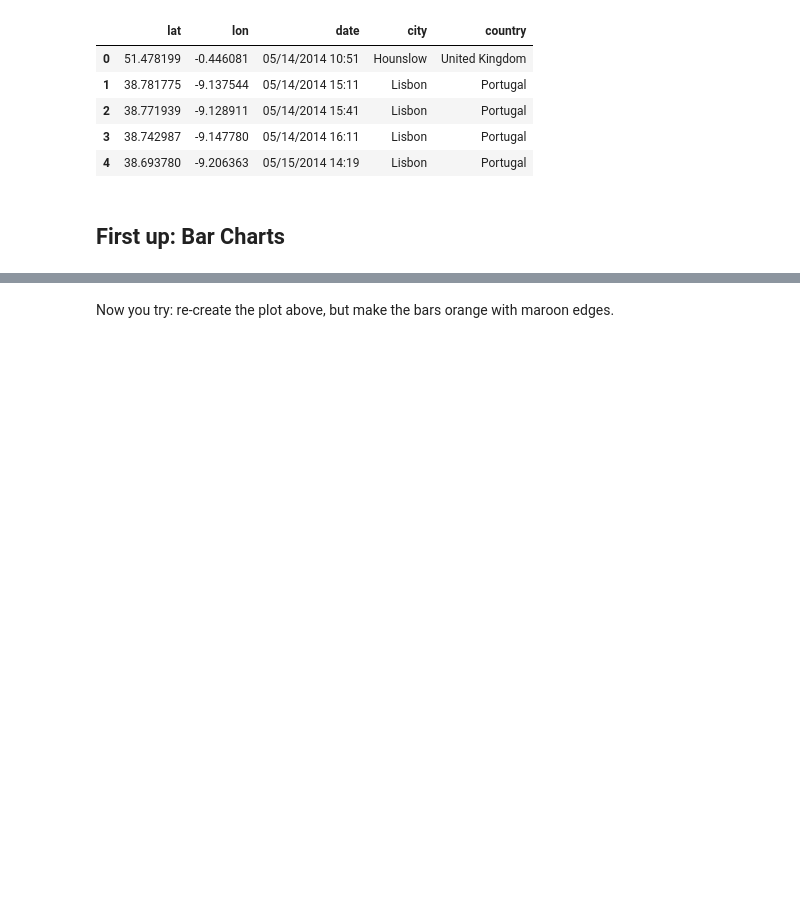
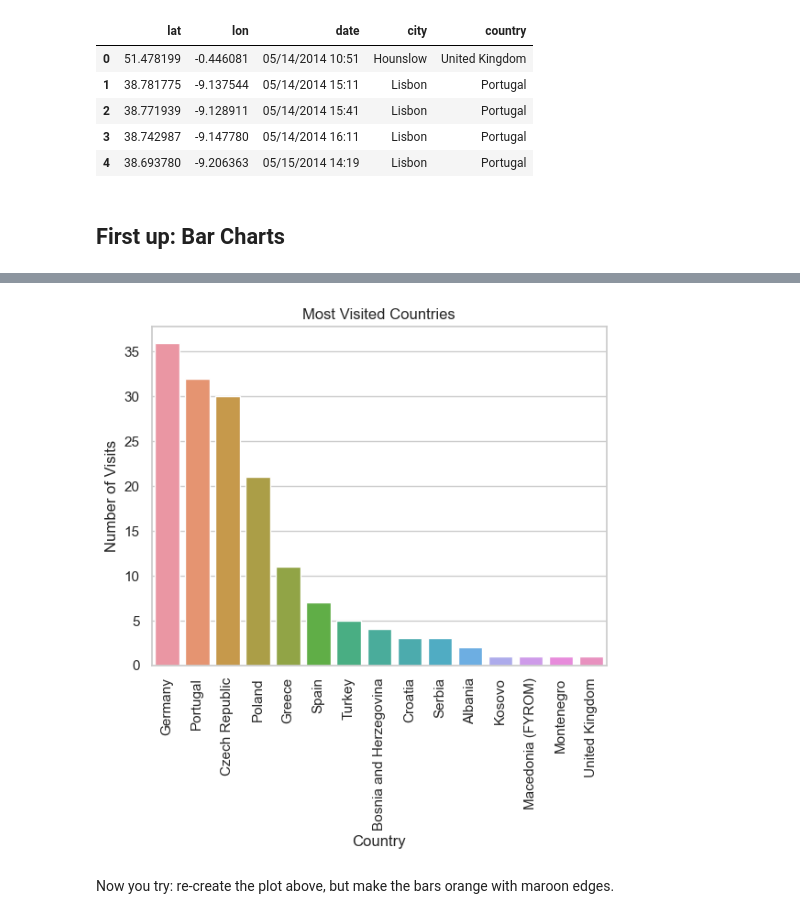
Before and after one commit to qszhao/PTUA2024, a Jupyter notebook: Lab06/Lab06_Visualization.ipynb, the cells around one changed output, grey strips where cells are left out. Saved outputs shown, nothing was run; the diff lists cells and outputs as text; code cells hidden in the pictures; blank space fills up the shorter version.

```diff
--- a/Lab06/Lab06_Visualization.ipynb
+++ b/Lab06/Lab06_Visualization.ipynb
@@ -51,2 +64,25 @@ rs.head()
+# %%
+# Bar chart with seaborn
+import seaborn as sns
+
+# Ensuring most_visited_countries is a series
+most_visited_countries_s = most_visited_countries.squeeze()
+
+sns.set()
+sns.set_style("whitegrid")
+sns.barplot(x=most_visited_countries_s.index, y=most_visited_countries_s.values)
+
+# Rotate x-axis labels for better readability
+plt.xticks(rotation=90)
+
+# Add a title and labels
+plt.title("Most Visited Countries")
+plt.xlabel("Country")
+plt.ylabel("Number of Visits")
+
+# Show the plot
+plt.show()
+# %% [output]
+[figure, added]
 # %% [markdown]
 Now you try: re-create the plot above, but make the bars orange with maroon edges.
```
Also changed, not shown: parts of 14 cells of this notebook.
